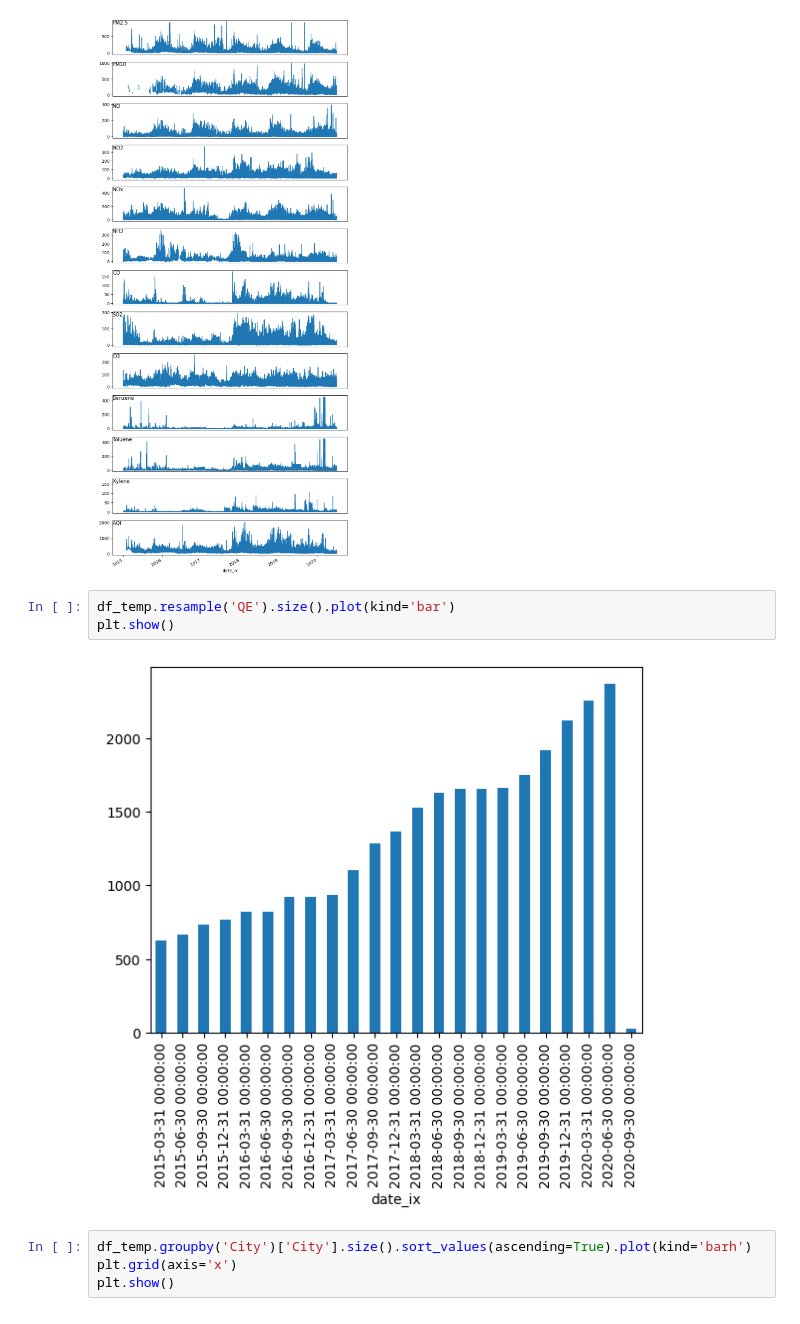
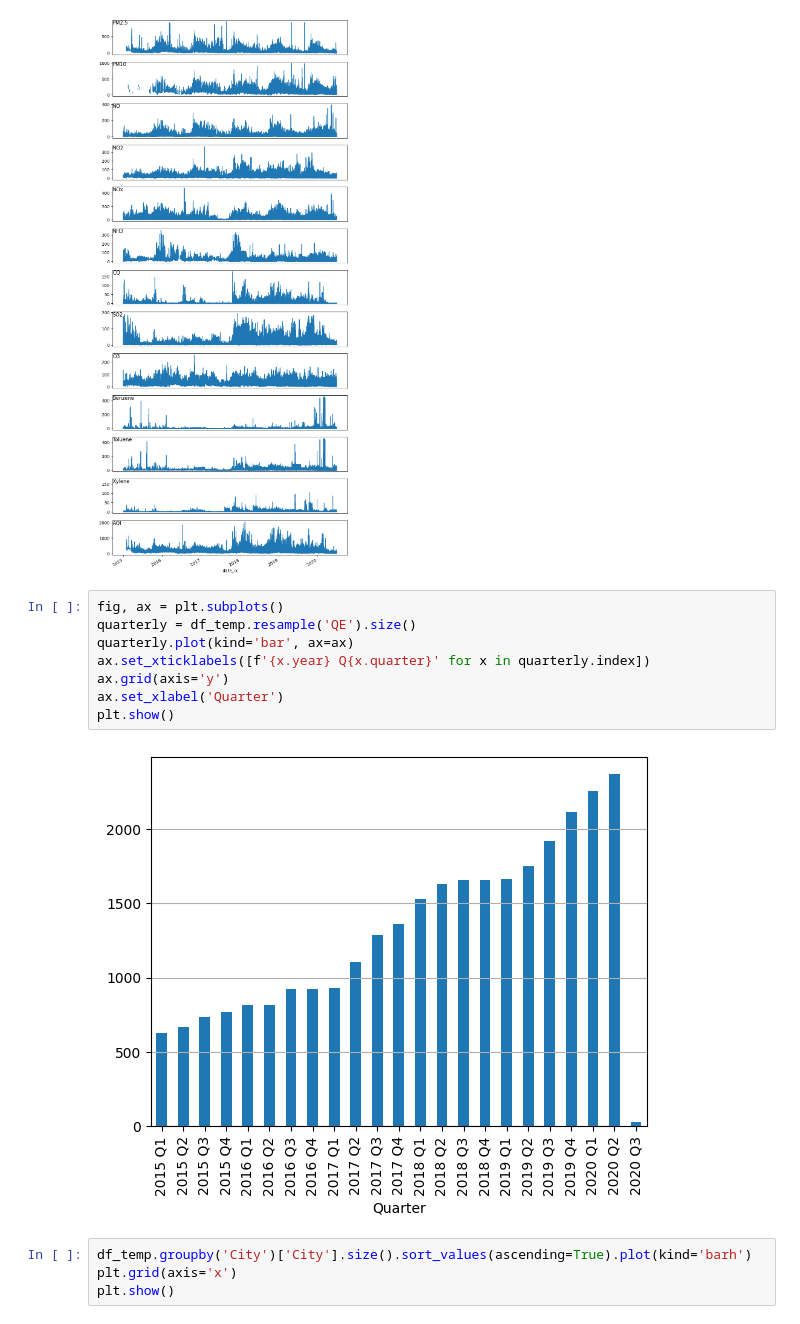
Before and after one commit to alexismenanieves/Air_Quality_Project, a Jupyter notebook: notebooks/01_Analysis.ipynb, the cells around one changed output. Saved outputs shown, nothing was run; the diff lists cells and outputs as text.

```diff
--- a/notebooks/01_Analysis.ipynb
+++ b/notebooks/01_Analysis.ipynb
@@ -186,11 +184,16 @@ for col in df_temp.drop(['City'], axis=1).columns.tolist():
 plt.show()
 # %% [output]
 [figure]
-# %%
-df_temp.resample('QE').size().plot(kind='bar')
-plt.show()
-# %% [output]
-[figure, removed]
+# %%
+fig, ax = plt.subplots()
+quarterly = df_temp.resample('QE').size()
+quarterly.plot(kind='bar', ax=ax)
+ax.set_xticklabels([f'{x.year} Q{x.quarter}' for x in quarterly.index])
+ax.grid(axis='y')
+ax.set_xlabel('Quarter')
+plt.show()
+# %% [output]
+[figure, added]
 # %%
 df_temp.groupby('City')['City'].size().sort_values(ascending=True).plot(kind='barh')
 plt.grid(axis='x')
```
Also changed, not shown: parts of 3 cells of this notebook.
